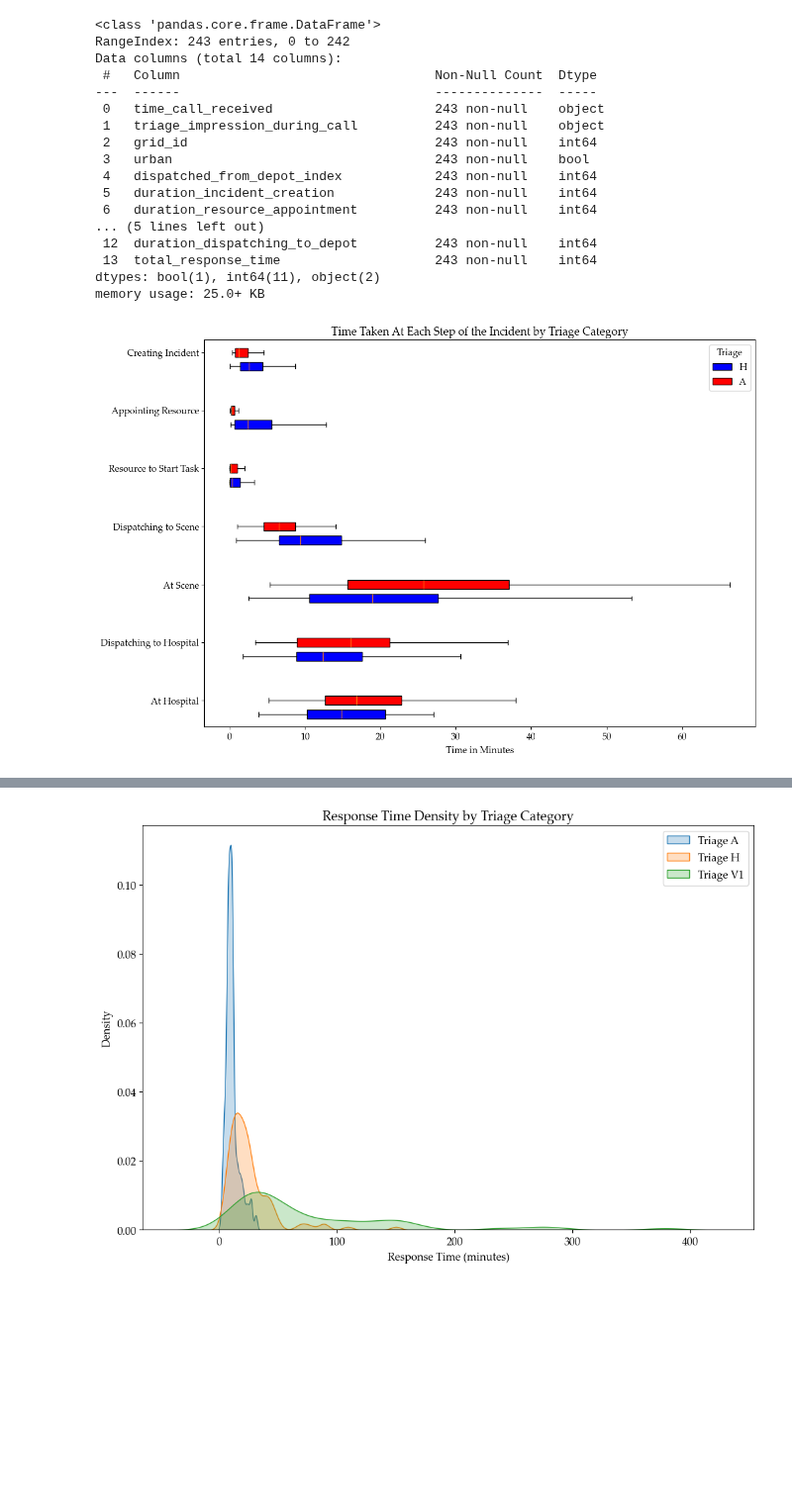
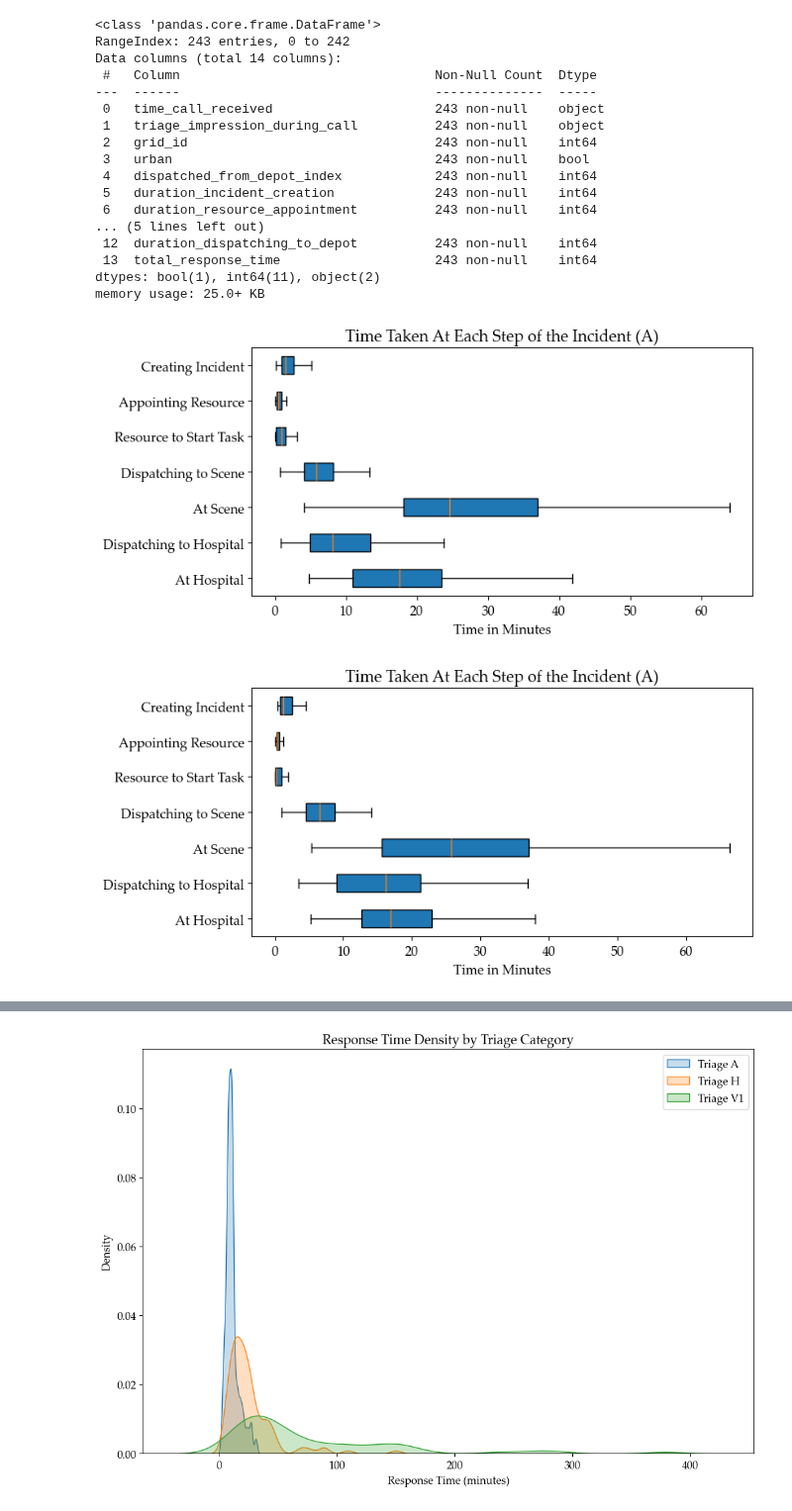
Before and after one commit to Emergency-Optimizers/Data-Processing, a Jupyter notebook: source/analysis/simulator/events.ipynb, the cells around one changed output, grey strips where cells are left out. Shown at 99% size. Drawn from its saved outputs; the diff is of its cells as text; code cells hidden in the pictures; blank space fills up the shorter version.

```diff
--- a/source/analysis/simulator/events.ipynb
+++ b/source/analysis/simulator/events.ipynb
@@ -137,14 +137,9 @@ Data columns (total 14 columns):
 dtypes: bool(1), int64(11), object(2)
 memory usage: 25.0+ KB
 # %%
-plotter.boxplot_time_at_steps(
-    data_loader.enhanced_incidents_df,
-    triage_impressions=["A", "H"],
-    bounds=("2018-03-20 07:00:00", "2018-03-20 18:59:59"),
-    group_width=1.5,
-    step_gap=0.8,
-    margin=0.15
-)
+boxplot_time_at_steps_modified(df, "A")
+plotter.boxplot_time_at_steps(data_loader.enhanced_incidents_df, "A", ("2018-03-20 07:00:00", "2018-03-20 18:59:59"))
 # %% [output]
-[figure, old version]
+[figure, new version]
+[figure, added]
 # %%
```
Also changed, not shown: parts of 3 cells of this notebook, 1 other file.
